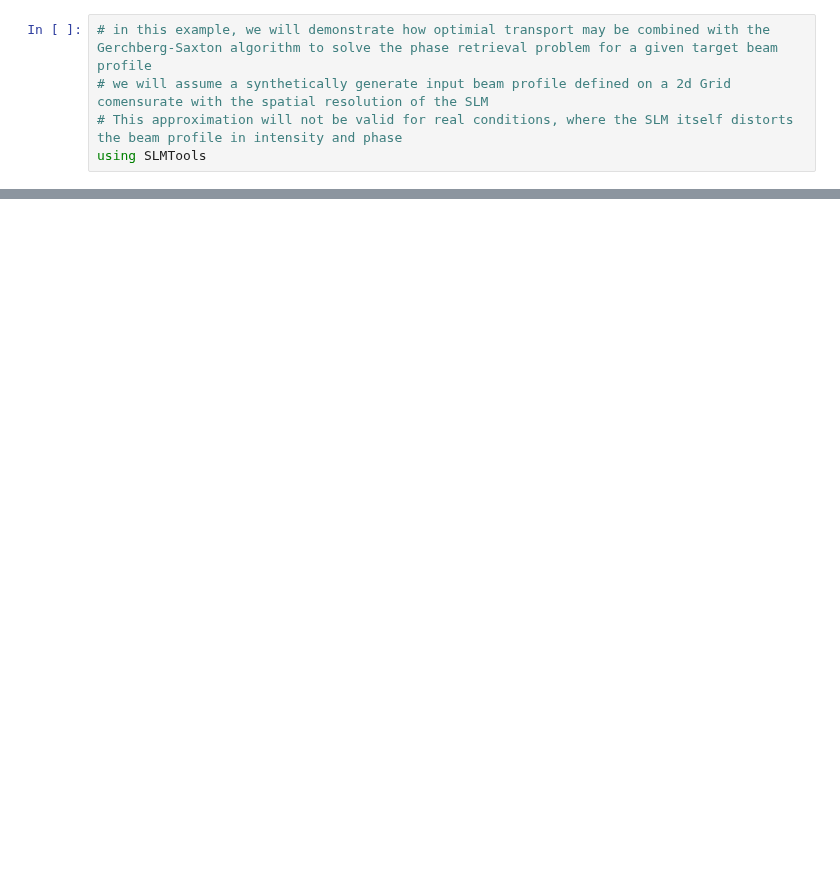
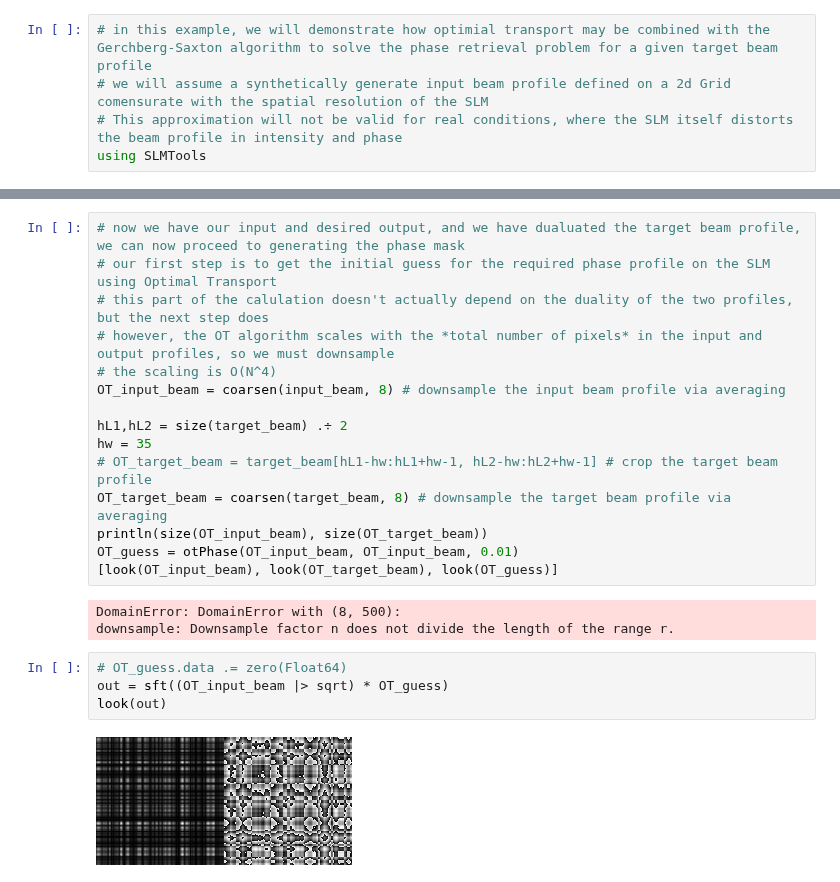
Before and after one commit to hoganphysics/SLMTools, a Jupyter notebook: syntheticWIP.ipynb, the cells around one changed output, grey strips where cells are left out. Cells and saved outputs as stored; diff of their text form; blank space fills up the shorter version.

```diff
--- a/syntheticWIP.ipynb
+++ b/syntheticWIP.ipynb
@@ -23,0 +70,24 @@ L_target_microns = L_target_pixels.*target_pixel_size # the target grid, in micr
+# %%
+# now we have our input and desired output, and we have dualuated the target beam profile, we can now proceed to generating the phase mask
+# our first step is to get the initial guess for the required phase profile on the SLM using Optimal Transport
+# this part of the calulation doesn't actually depend on the duality of the two profiles, but the next step does
+# however, the OT algorithm scales with the *total number of pixels* in the input and output profiles, so we must downsample
+# the scaling is O(N^4)
+OT_input_beam = coarsen(input_beam, 8) # downsample the input beam profile via averaging
+
+hL1,hL2 = size(target_beam) .÷ 2
+hw = 35
+# OT_target_beam = target_beam[hL1-hw:hL1+hw-1, hL2-hw:hL2+hw-1] # crop the target beam profile
+OT_target_beam = coarsen(target_beam, 8) # downsample the target beam profile via averaging
+println(size(OT_input_beam), size(OT_target_beam))
+OT_guess = otPhase(OT_input_beam, OT_input_beam, 0.01)
+[look(OT_input_beam), look(OT_target_beam), look(OT_guess)]
+# %% [output]
+DomainError: DomainError with (8, 500):
+downsample: Downsample factor n does not divide the length of the range r.
+# %%
+# OT_guess.data .= zero(Float64)
+out = sft((OT_input_beam |> sqrt) * OT_guess)
+look(out)
+# %% [output]
+[figure, added]
```
Also changed, not shown: parts of 6 cells of this notebook, 8 other files.
